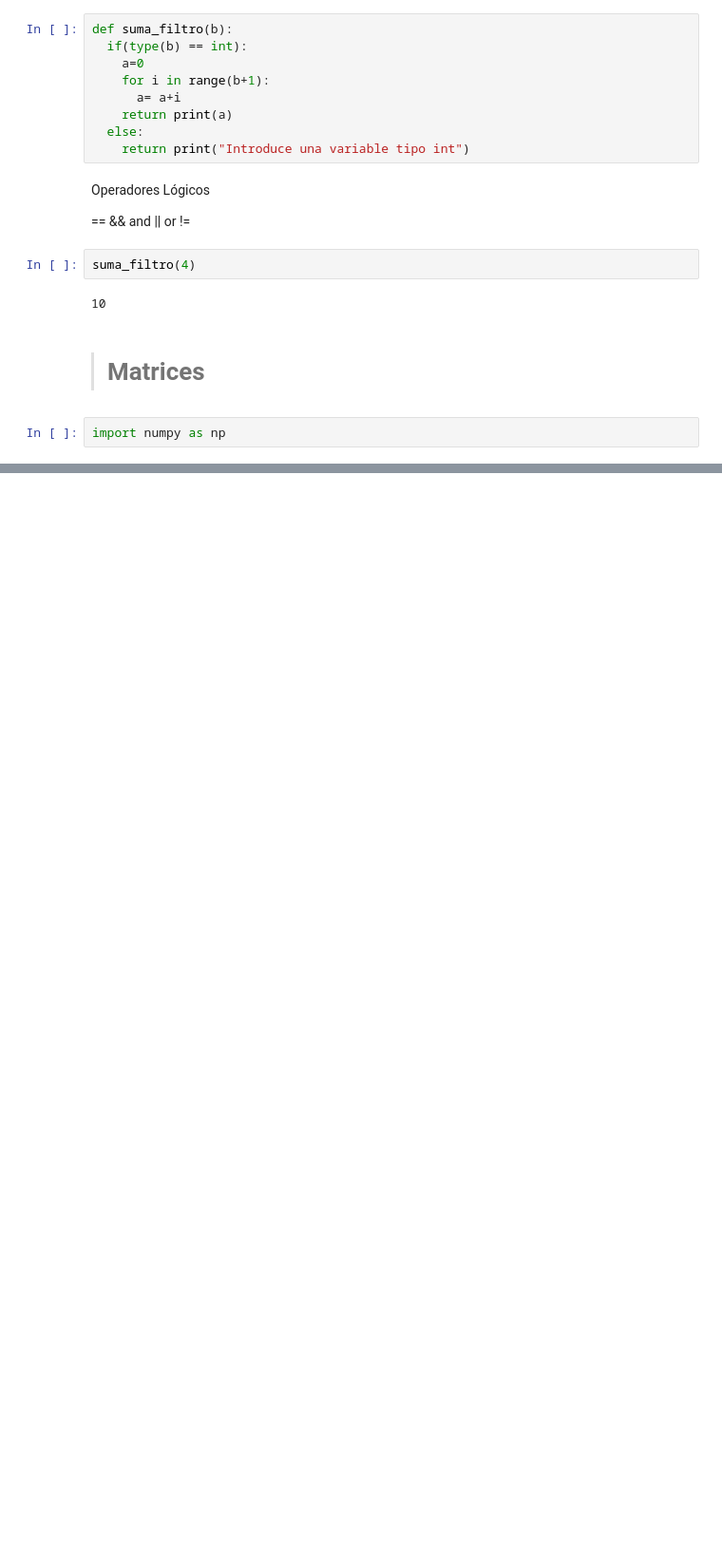
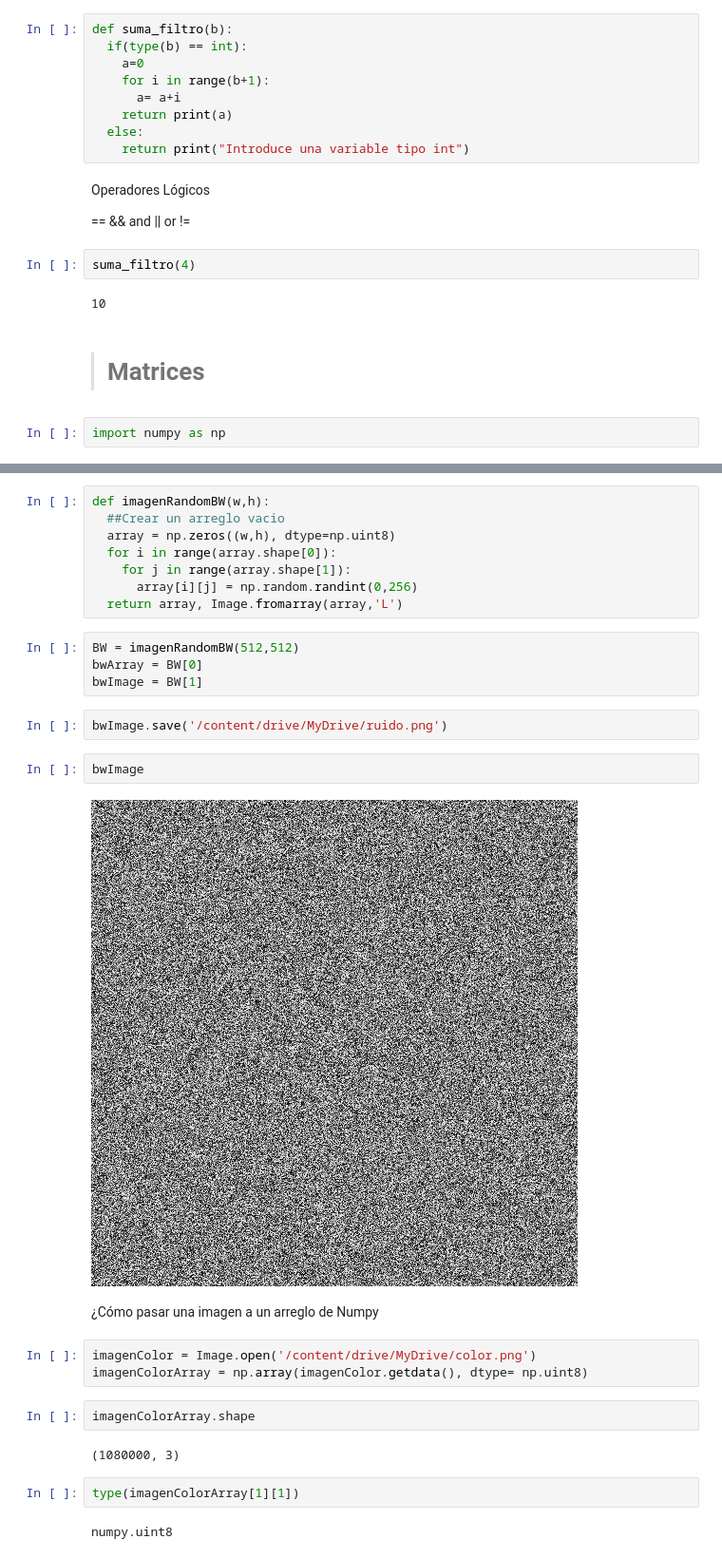
Before and after one commit to SirCarlitros/Math2, a Jupyter notebook: Math2CondorClase01.ipynb, the cells around one changed output, grey strips where cells are left out. Shown at 95% size. Cells and saved outputs as stored; diff of their text form; blank space fills up the shorter version.

```diff
--- a/Math2CondorClase01.ipynb
+++ b/Math2CondorClase01.ipynb
@@ -69,0 +261,31 @@ array([[2, 2, 3, 4],
+# %%
+def imagenRandomBW(w,h):
+  ##Crear un arreglo vacio
+  array = np.zeros((w,h), dtype=np.uint8)
+  for i in range(array.shape[0]):
+    for j in range(array.shape[1]):
+      array[i][j] = np.random.randint(0,256)
+  return array, Image.fromarray(array,'L')
+# %%
+BW = imagenRandomBW(512,512)
+bwArray = BW[0]
+bwImage = BW[1]
+# %%
+bwImage.save('/content/drive/MyDrive/ruido.png')
+# %%
+bwImage
+# %% [output]
+[figure, added]
+# %% [markdown]
+¿Cómo pasar una imagen a un arreglo de Numpy
+# %%
+imagenColor = Image.open('/content/drive/MyDrive/color.png')
+imagenColorArray = np.array(imagenColor.getdata(), dtype= np.uint8)
+# %%
+imagenColorArray.shape
+# %% [output]
+(1080000, 3)
+# %%
+type(imagenColorArray[1][1])
+# %% [output]
+numpy.uint8
```
Also changed, not shown: parts of 42 cells of this notebook.
